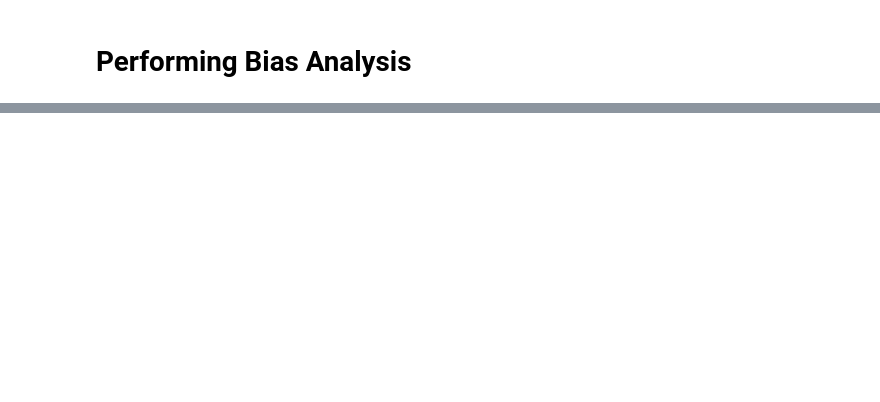
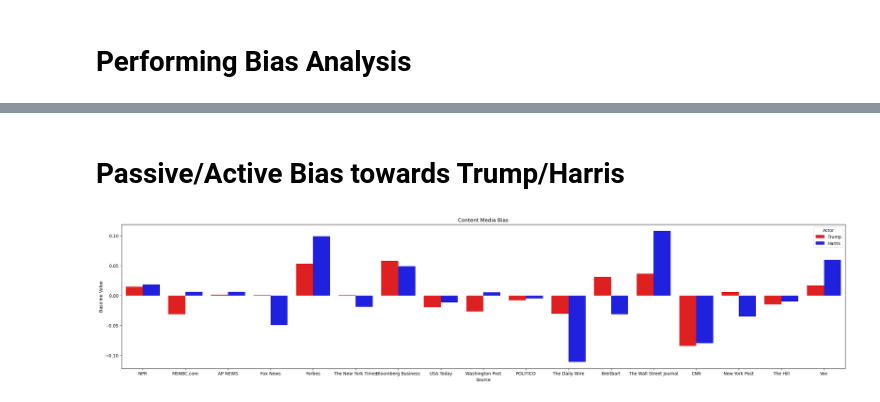
Before and after one commit to CarsonJMullen/Unstructured-Data-Analytics, a Jupyter notebook: Final Project/Final Project.ipynb, the cells around one changed output, grey strips where cells are left out. Saved outputs shown, nothing was run; the diff lists cells and outputs as text; code cells hidden in the pictures; blank space fills up the shorter version.

```diff
--- a/Final Project/Final Project.ipynb
+++ b/Final Project/Final Project.ipynb
@@ -540,0 +478,15 @@ plt.show()
+# %% [markdown]
+# Passive/Active Bias towards Trump/Harris
+# %%
+candidates_df = average_actor_scores_df[average_actor_scores_df['actor'].isin(['Trump', 'Harris'])]
+
+plt.figure(figsize=(30,6))
+sns.barplot(x='source', y='adj_content_value', hue='actor', data=candidates_df, dodge=True, palette=average_actor_scores_df.set_index('actor')['color'])
+
+plt.title('Content Media Bias')
+plt.ylabel('Baseline Value')
+plt.xlabel('Source')
+plt.legend(title='Actor')
+plt.show()
+# %% [output]
+[figure, added]
```
Also changed, not shown: parts of 24 cells of this notebook, 2 other files.
